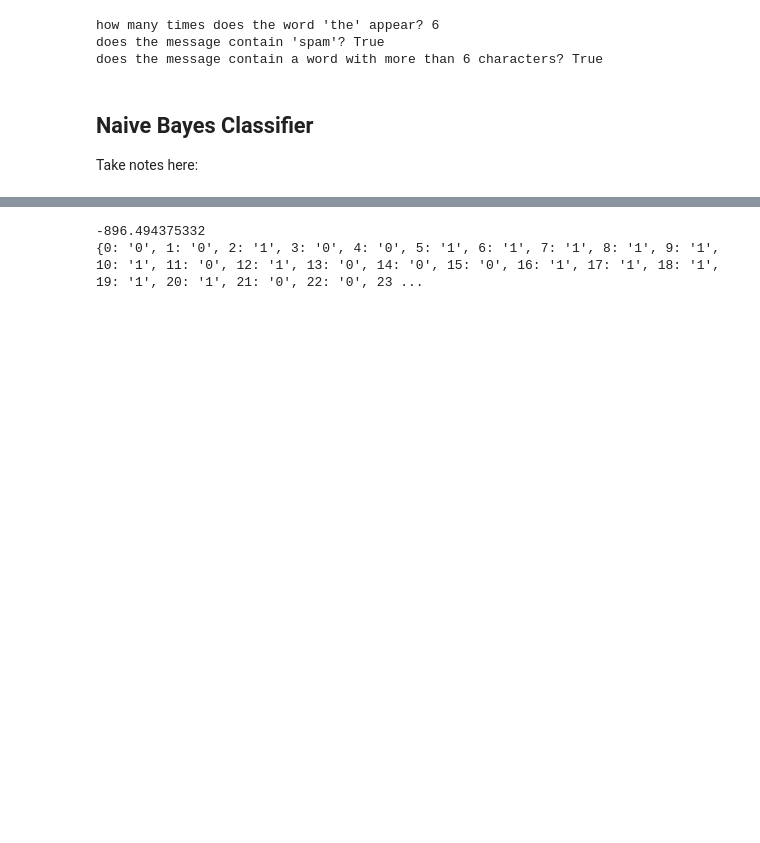
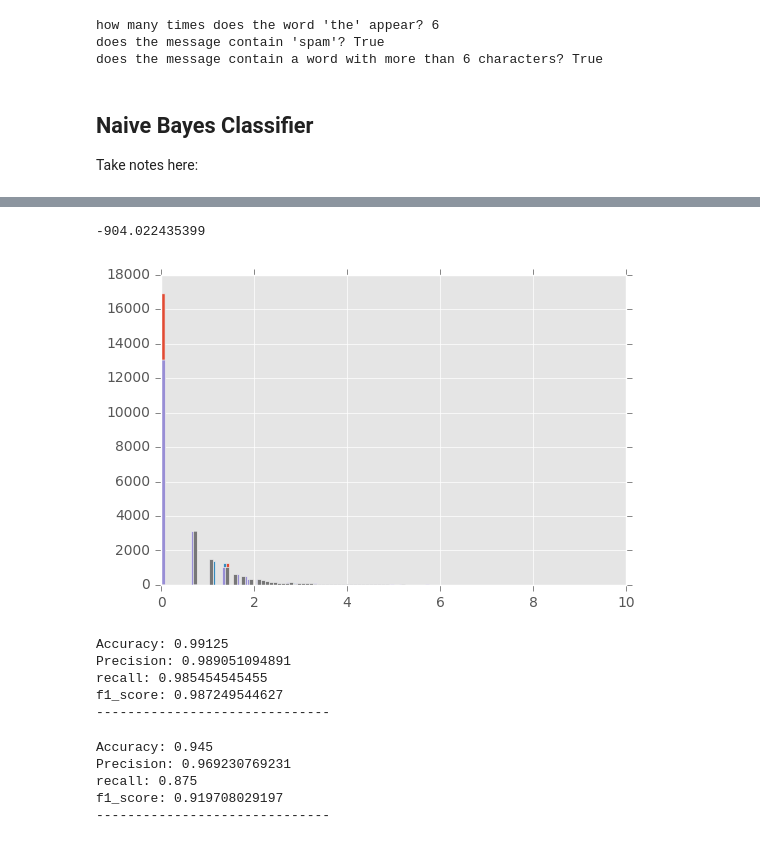
Before and after one commit to tow02/iccs413, a Jupyter notebook: assignments/a4/08 - Naive Bayes.ipynb, the cells around one changed output, grey strips where cells are left out. Cells and saved outputs as stored; diff of their text form; code cells hidden in the pictures; blank space fills up the shorter version.

```diff
--- a/assignments/a4/08 - Naive Bayes.ipynb
+++ b/assignments/a4/08 - Naive Bayes.ipynb
@@ -112,14 +113,12 @@ does the message contain a word with more than 6 characters? True
 
 Take notes here:
 # %%
-import re
-
 words = {}
 for i in range(1000):
     with open("spam/data/TRAIN_{0:05d}.eml".format(i),'r') as f:
         # match three or more non-whitespace characters
         text = ''.join(f.readlines())
-        for eachtok in re.findall(r"[a-zA-Z]\w{2,10}",text):
+        for eachtok in re.findall(r"[a-zA-Z]\w{2,11}",text):
             words[eachtok] = words.get(eachtok,0) + 1
 
 #print words
@@ -168,7 +170,20 @@ def word_prob_spam(word, words, labels, k=1):
     return float(k+words.get(word, 0))/(2*k+total)
 
 print score
-print labels
+# print labels
 # %% [output]
--896.494375332
-{0: '0', 1: '0', 2: '1', 3: '0', 4: '0', 5: '1', 6: '1', 7: '1', 8: '1', 9: '1', 10: '1', 11: '0', 12: '1', 13: '0', 14: '0', 15: '0', 16: '1', 17: '1', 18: '1', 19: '1', 20: '1', 21: '0', 22: '0', 23 ...
+-904.022435399
+# %%
+train_spam = {}
+train_ham = {}
+for i in range(800):
+    if(labels[i]=="0"):
+        with open("spam/data/TRAIN_{0:05d}.eml".format(i), 'r') as f:
+            text = ''.join(f.readlines())
+            for eachtok in re.findall(r"[a-zA-Z]{2,10}",text):
+                train_spam[eachtok.lower()] = train_spam.get(eachtok.lower(),0) + 1
+    else:
+        with open("spam/data/TRAIN_{0:05d}.eml".format(i), 'r') as f:
+            text = ''.join(f.readlines())
+            for eachtok in re.findall(r"[a-zA-Z]{2,10}",text):
+                train_ham[eachtok.lower()] = train_ham.get(eachtok.lower(),0) + 1
@@ -174,0 +194,18 @@ print labels
+# %%
+sorted_spam_words = sorted(train_spam.items(),key=lambda x: x[1],reverse=True)
+w,c = zip(*sorted_spam_words)
+plt.hist(np.log(c),bins=100);
+
+filter_sorted_spam_words = [i for i in sorted_spam_words if i[1]>1]
+w,c = zip(*filter_sorted_spam_words)
+plt.hist(np.log(c),bins=100);
+
+sorted_ham_words = sorted(train_ham.items(),key=lambda x: x[1],reverse=True)
+w,c = zip(*sorted_ham_words)
+plt.hist(np.log(c),bins=100);
+
+filter_sorted_ham_words = [i for i in sorted_ham_words if i[1]>1]
+w,c = zip(*filter_sorted_ham_words)
+plt.hist(np.log(c),bins=100);
+# %% [output]
+[figure, added]
@@ -174,0 +283,18 @@ print labels
+# %%
+# train
+report_performance(0, 800)
+# %% [output]
+Accuracy: 0.99125
+Precision: 0.989051094891
+recall: 0.985454545455
+f1_score: 0.987249544627
+------------------------------
+# %%
+# test
+report_performance(800, 1000)
+# %% [output]
+Accuracy: 0.945
+Precision: 0.969230769231
+recall: 0.875
+f1_score: 0.919708029197
+------------------------------
```
Also changed, not shown: parts of 7 cells of this notebook.
